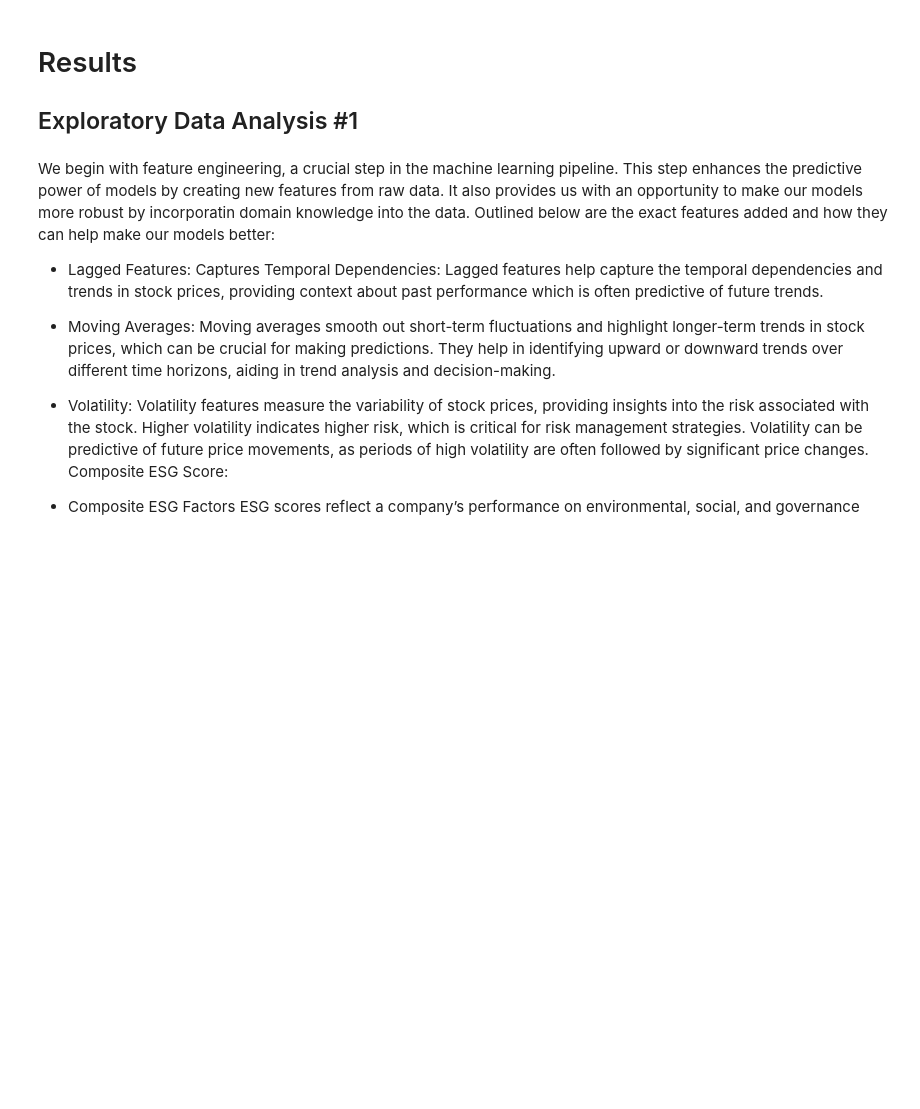
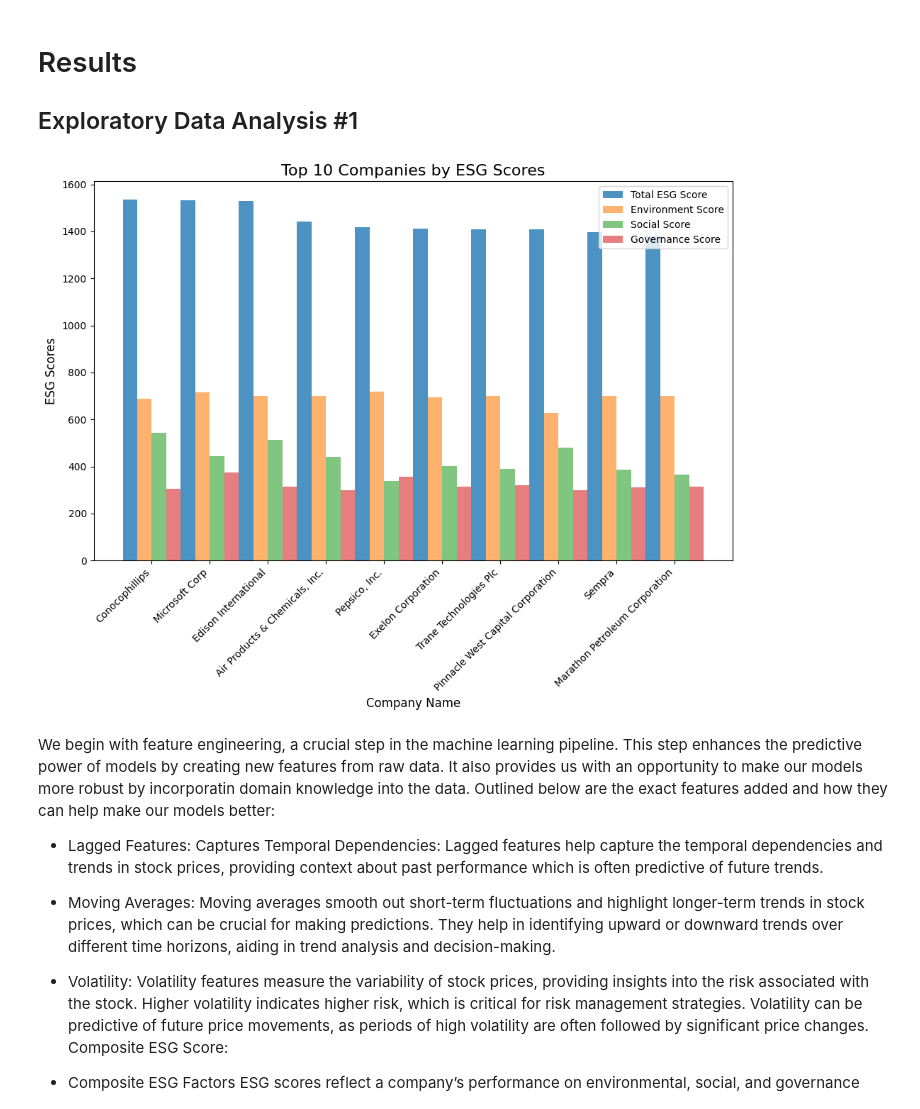
Before and after one commit to JacquelynGarcia/ESGStockPredictor, a Jupyter notebook: FinalProject_Group025_FA24_with_changes.ipynb, the cells around one changed output. Saved outputs shown, nothing was run; the diff lists cells and outputs as text; code cells hidden in the pictures; blank space fills up the shorter version.

```diff
--- a/FinalProject_Group025_FA24_with_changes.ipynb
+++ b/FinalProject_Group025_FA24_with_changes.ipynb
@@ -297,6 +299,43 @@ Preprocessing included ensuring that data types were compatible for merging (e.g
 # Results
 
 ## Exploratory Data Analysis #1
+# %%
+import matplotlib.pyplot as plt
+
+agg_data = final_data.groupby("Name").agg({
+    "environment_score": "mean",
+    "social_score": "mean",
+    "governance_score": "mean",
+    "total_score": "mean"
+}).reset_index()
+
+# Sorting data by total_score and extracting the top 10 companies
+top_10_companies = agg_data.sort_values(by="total_score", ascending=False).head(10)
+
+# Top 10 companies' ESG scores
+plt.figure(figsize=(10, 8))
+bar_width = 0.25
+
+# Setting positions for bars
+positions = range(len(top_10_companies))
+
+plt.bar([p for p in positions], top_10_companies["total_score"], width=bar_width, label='Total ESG Score', alpha=0.8)
+plt.bar([p + bar_width for p in positions], top_10_companies["environment_score"], width=bar_width, label='Environment Score', alpha=0.6)
+plt.bar([p + 2 * bar_width for p in positions], top_10_companies["social_score"], width=bar_width, label='Social Score', alpha=0.6)
+plt.bar([p + 3 * bar_width for p in positions], top_10_companies["governance_score"], width=bar_width, label='Governance Score', alpha=0.6)
+
+# Adding labels and title
+plt.xlabel("Company Name", fontsize=12)
+plt.ylabel("ESG Scores", fontsize=12)
+plt.title("Top 10 Companies by ESG Scores", fontsize=16)
+plt.xticks([p + 1.5 * bar_width for p in positions], top_10_companies["Name"], rotation=45, ha="right")
+plt.legend()
+plt.tight_layout()
+
+# Show plot
+plt.show()
+# %% [output]
+[figure, added]
 # %% [markdown]
 We begin with feature engineering, a crucial step in the machine learning pipeline. This step enhances the predictive power of models by creating new features from raw data. It also provides us with an opportunity to make our models more robust by incorporatin domain knowledge into the data. Outlined below are the exact features added and how they can help make our models better:
 
```
Also changed, not shown: parts of 4 cells of this notebook.
